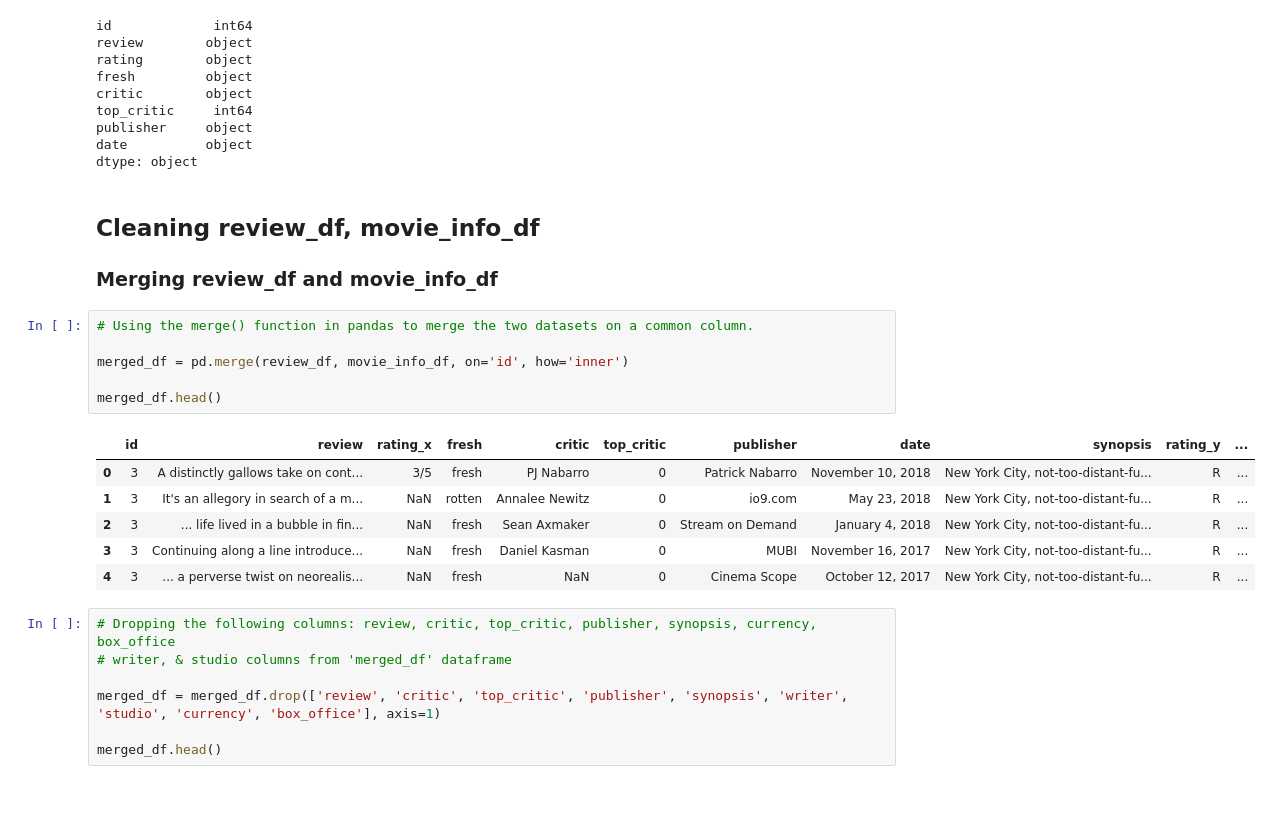
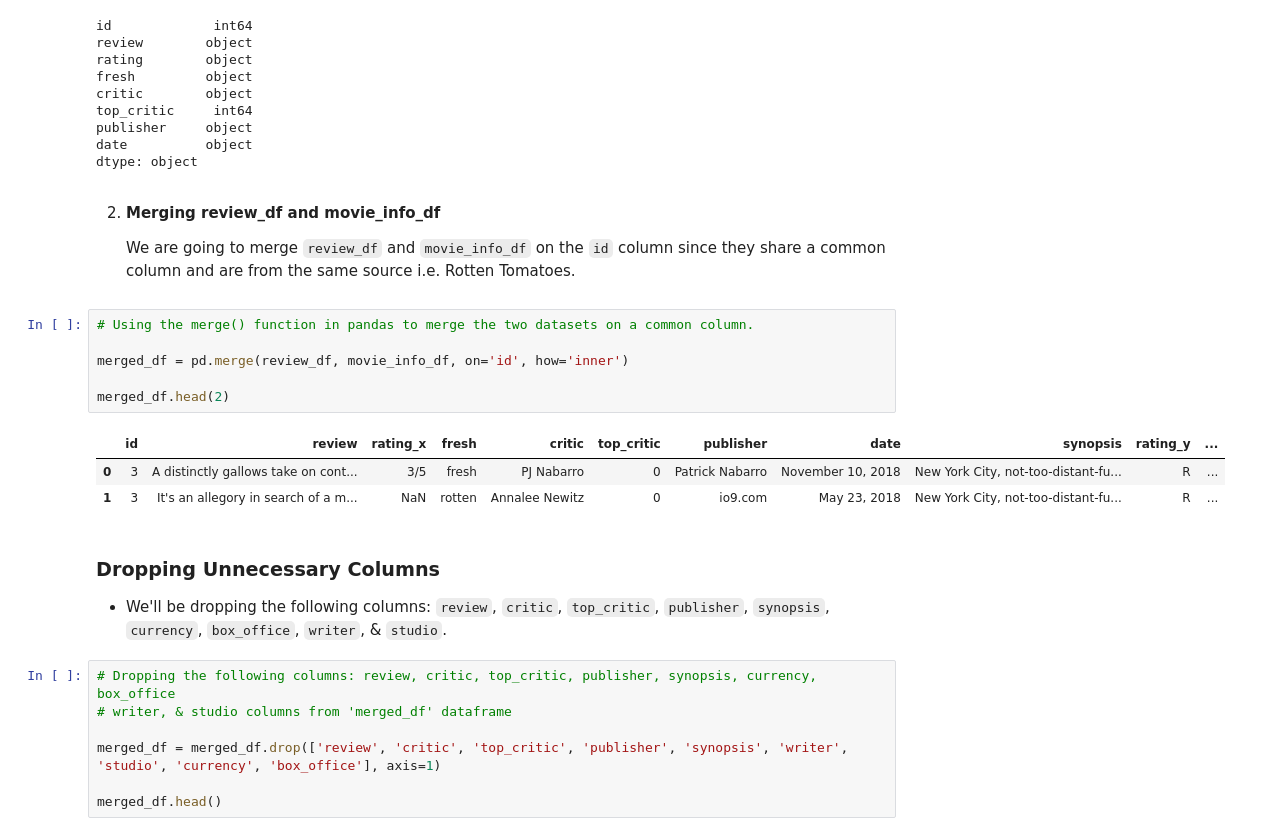
Before and after one commit to kev065/movie-studio-project, a Jupyter notebook: index.ipynb, the cells around one changed output. Drawn from its saved outputs; the diff is of its cells as text; blank space fills up the shorter version.

```diff
--- a/index.ipynb
+++ b/index.ipynb
@@ -151,23 +151,24 @@ top_critic     int64
 publisher     object
 date          object
 dtype: object
-# %% [markdown]
-## Cleaning review_df, movie_info_df
-
-### Merging review_df and movie_info_df
+# %% [markdown]
+2. **Merging review_df and movie_info_df**
+
+    We are going to merge `review_df` and `movie_info_df` on the `id` column since they share a common column and are from the same source i.e. Rotten Tomatoes.
 # %%
 # Using the merge() function in pandas to merge the two datasets on a common column.
 
 merged_df = pd.merge(review_df, movie_info_df, on='id', how='inner')
 
-merged_df.head()
+merged_df.head(2)
 # %% [output]
 |  | id | review | rating_x | fresh | critic | top_critic | publisher | date | synopsis | rating_y | ... |
 | 0 | 3 | A distinctly gallows take on cont... | 3/5 | fresh | PJ Nabarro | 0 | Patrick Nabarro | November 10, 2018 | New York City, not-too-distant-fu... | R | ... |
 | 1 | 3 | It's an allegory in search of a m... | NaN | rotten | Annalee Newitz | 0 | io9.com | May 23, 2018 | New York City, not-too-distant-fu... | R | ... |
-| 2 | 3 | ... life lived in a bubble in fin... | NaN | fresh | Sean Axmaker | 0 | Stream on Demand | January 4, 2018 | New York City, not-too-distant-fu... | R | ... |
-| 3 | 3 | Continuing along a line introduce... | NaN | fresh | Daniel Kasman | 0 | MUBI | November 16, 2017 | New York City, not-too-distant-fu... | R | ... |
-| 4 | 3 | ... a perverse twist on neorealis... | NaN | fresh | NaN | 0 | Cinema Scope | October 12, 2017 | New York City, not-too-distant-fu... | R | ... |
+# %% [markdown]
+### Dropping Unnecessary Columns
+
+* We'll be dropping the following columns: `review`, `critic`, `top_critic`, `publisher`, `synopsis`, `currency`, `box_office`, `writer`, & `studio`.
 # %%
 # Dropping the following columns: review, critic, top_critic, publisher, synopsis, currency, box_office
 # writer, & studio columns from 'merged_df' dataframe
```
Also changed, not shown: parts of 43 cells of this notebook.
